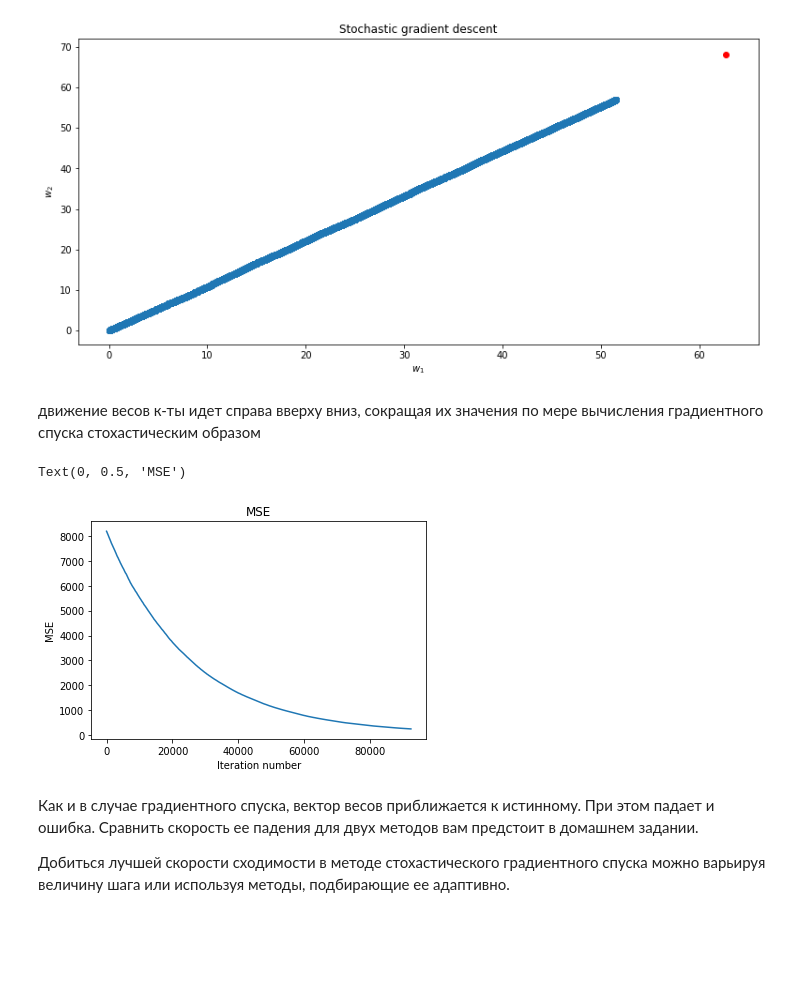
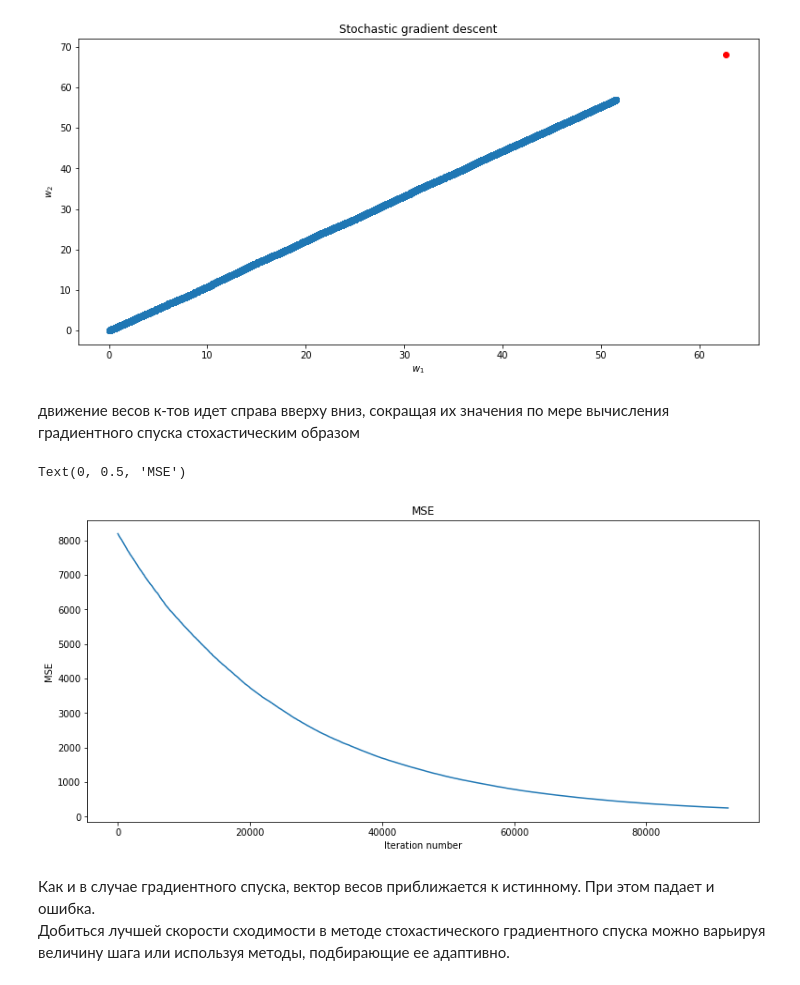
Before and after one commit to OzzyPeople/Algo-data-analysis, a Jupyter notebook: HT2.ipynb, the cells around one changed output. Cells and saved outputs as stored; diff of their text form; code cells hidden in the pictures; blank space fills up the shorter version.

```diff
--- a/HT2.ipynb
+++ b/HT2.ipynb
@@ -52,5 +56,5 @@ X.T.shape
 (1, 100)
 # %%
 #добавим столбец 1 для расчета slope
-x_ones = np.array([[1 for x in range(n_sam)]])
+x_ones = np.array([[1 for x in range(len(X))]])
 X = np.append (X.T, x_ones, axis = 0)
@@ -230,5 +245,9 @@ plt.show()
 # %% [markdown]
 Отмасштабируем получившиеся признаки методом стандартизации.
+# %%
+# сгенерируем набор данных
+data, target, coef = datasets.make_regression(n_samples=1000, n_features = 2, n_informative = 2, n_targets = 1,
+                                              noise = 5, coef = True, random_state = 2)
 # %%
 # Получим средние значения и стандартное отклонение по столбцам
 
@@ -332,17 +347,17 @@ plt.show()
 # %% [output]
 [figure]
 # %% [markdown]
-движение весов к-ты идет справа вверху вниз, сокращая их значения по мере вычисления градиентного спуска стохастическим образом
+движение весов к-тов идет справа вверху вниз, сокращая их значения по мере вычисления градиентного спуска стохастическим образом
 # %%
 # Визуализируем изменение функционала ошибки
+plt.figure(figsize=(13, 6))
 plt.plot(range(len(errors)), errors)
 plt.title('MSE')
 plt.xlabel('Iteration number')
 plt.ylabel('MSE')
 # %% [output]
 Text(0, 0.5, 'MSE')
-[figure, old version]
+[figure, new version]
 # %% [markdown]
-Как и в случае градиентного спуска, вектор весов приближается к истинному. При этом падает и ошибка. Сравнить скорость ее падения для двух методов вам предстоит в домашнем задании.
-
+Как и в случае градиентного спуска, вектор весов приближается к истинному. При этом падает и ошибка.
 Добиться лучшей скорости сходимости в методе стохастического градиентного спуска можно варьируя величину шага или используя методы, подбирающие ее адаптивно.
```
Also changed, not shown: parts of 11 cells of this notebook.
